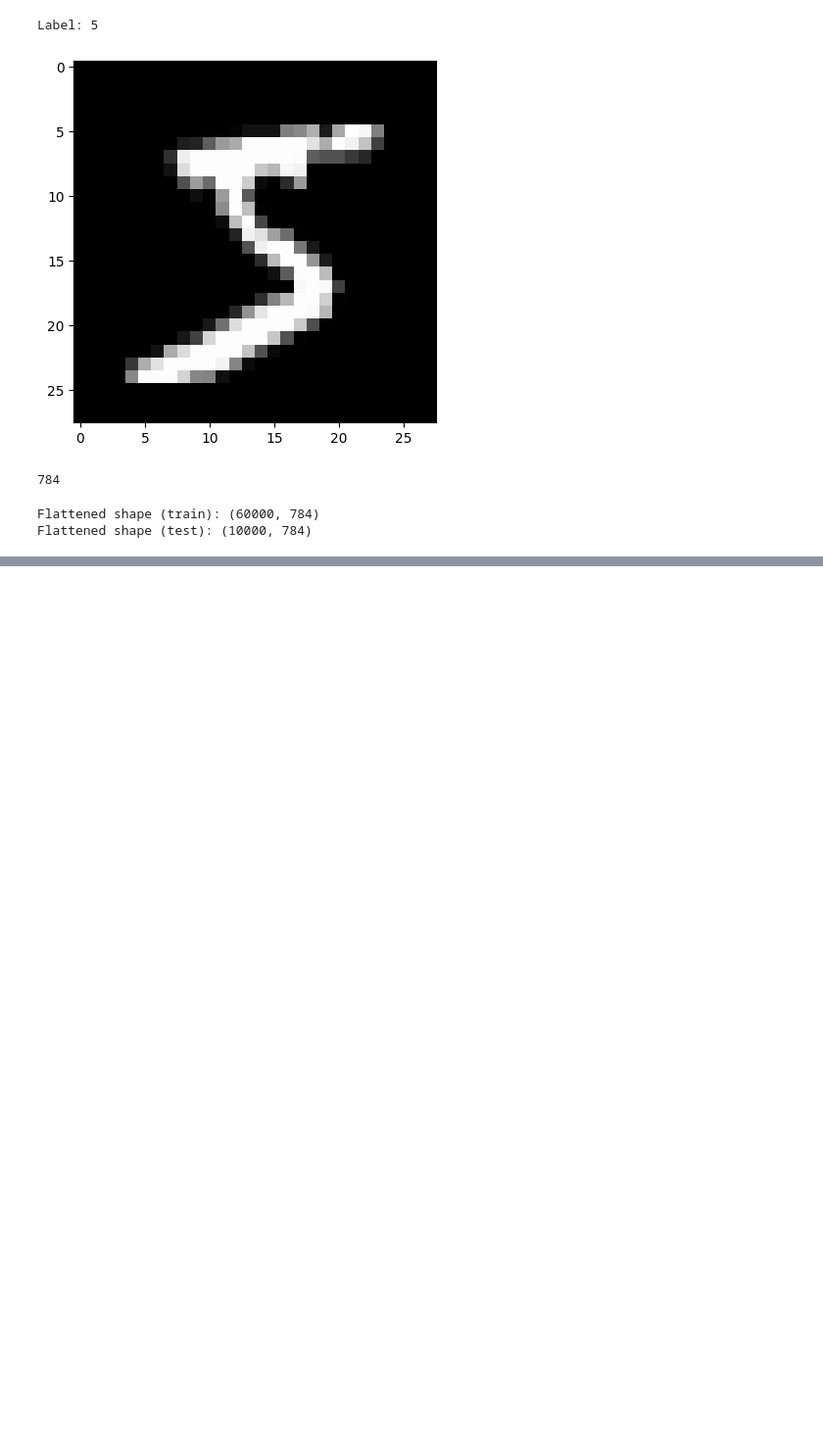
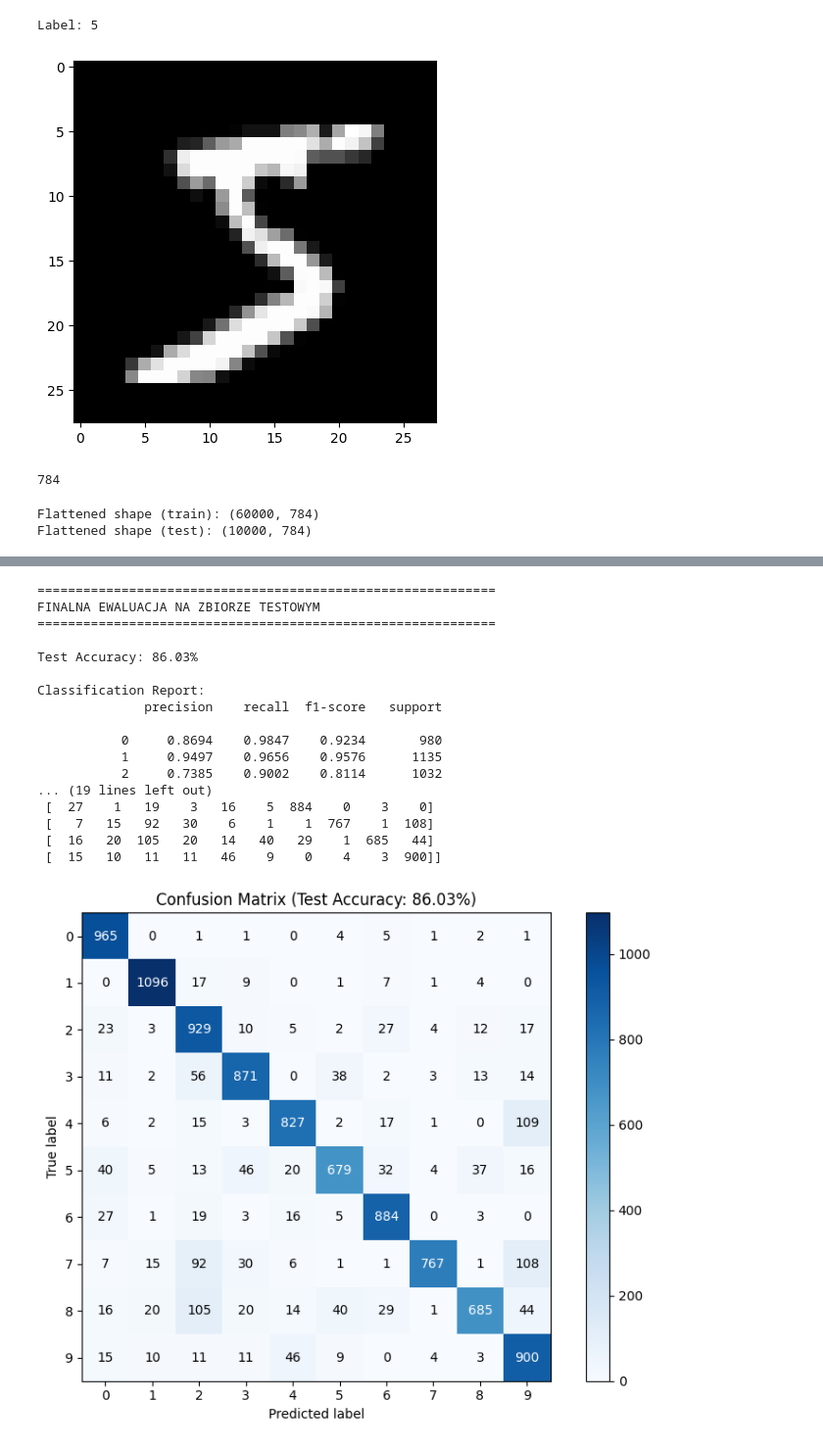
Before and after one commit to JanEljasiak/Neural_Networks, a Jupyter notebook: Backpropagation.ipynb, the cells around one changed output, grey strips where cells are left out. Shown at 98% size. Saved outputs shown, nothing was run; the diff lists cells and outputs as text; code cells hidden in the pictures; blank space fills up the shorter version.

Commit message:
1st Test (86% accuracy)

```diff
--- a/Backpropagation.ipynb
+++ b/Backpropagation.ipynb
@@ -110,2 +237,7 @@ class NeuralNetwork():
 # %%
-NN = NeuralNetwork(layer_sizes=[input_size, 2])
+# TEST
+
+NN = NeuralNetwork(layer_sizes=[input_size, output_size])
+
+y_output = NN.activation_output(input=x, layer=0, activation_function=softmax)
+pretty_softmax(y_output, true_label=y_target)
@@ -123,0 +322,3 @@ def derivative_logistic(x):
+# %%
+z_0 = NN.z(x)[0]
+z_0
@@ -124,3 +328,4 @@ def derivative_logistic(x):
 # %%
-NN.weights
+delta_0 = delta(z_0, y_target)
+delta_0
 # %% [output]
@@ -130,0 +342,2 @@ NN.weights
+# %%
+NN.train(input=x, delta=delta_0, learning_rate=0.1)
@@ -130,0 +425,60 @@ NN.weights
+# %%
+# --- PO ZAKOŃCZENIU CAŁEGO TRENINGU: pełne metryki na zbiorze testowym ---
+print("\n" + "="*60)
+print("FINALNA EWALUACJA NA ZBIORZE TESTOWYM")
+print("="*60)
+
+def evaluate(NN, X, y_true):
+    y_pred = []
+    for k in range(len(X)):
+        z = NN.z(X[k])[0]
+        a = softmax(z)
+        y_pred.append(np.argmax(a))
+    return accuracy_score(y_true, y_pred), np.array(y_pred)
+
+final_test_acc, y_pred_test = evaluate(NN, x_test, y_test)
+print(f"\nTest Accuracy: {final_test_acc:.2%}\n")
+
+print("Classification Report:")
+print(classification_report(y_test, y_pred_test, digits=4))
+
+cm = confusion_matrix(y_test, y_pred_test)
+print("Confusion Matrix (raw):")
+print(cm)
+
+# Wizualizacja confusion matrix
+plt.figure(figsize=(8, 6))
+plt.imshow(cm, cmap='Blues')
+plt.colorbar()
+plt.xlabel('Predicted label')
+plt.ylabel('True label')
+plt.title(f'Confusion Matrix (Test Accuracy: {final_test_acc:.2%})')
+plt.xticks(range(10))
+plt.yticks(range(10))
+
+for i in range(10):
+    for j in range(10):
+        plt.text(j, i, cm[i, j], ha='center', va='center',
+                  color='white' if cm[i, j] > cm.max()/2 else 'black')
+
+plt.tight_layout()
+plt.show()
+# %% [output]
+============================================================
+FINALNA EWALUACJA NA ZBIORZE TESTOWYM
+============================================================
+
+Test Accuracy: 86.03%
+
+Classification Report:
+              precision    recall  f1-score   support
+
+           0     0.8694    0.9847    0.9234       980
+           1     0.9497    0.9656    0.9576      1135
+           2     0.7385    0.9002    0.8114      1032
+... (19 lines left out)
+ [  27    1   19    3   16    5  884    0    3    0]
+ [   7   15   92   30    6    1    1  767    1  108]
+ [  16   20  105   20   14   40   29    1  685   44]
+ [  15   10   11   11   46    9    0    4    3  900]]
+[figure, added]
```
Also changed, not shown: parts of 32 cells of this notebook.
